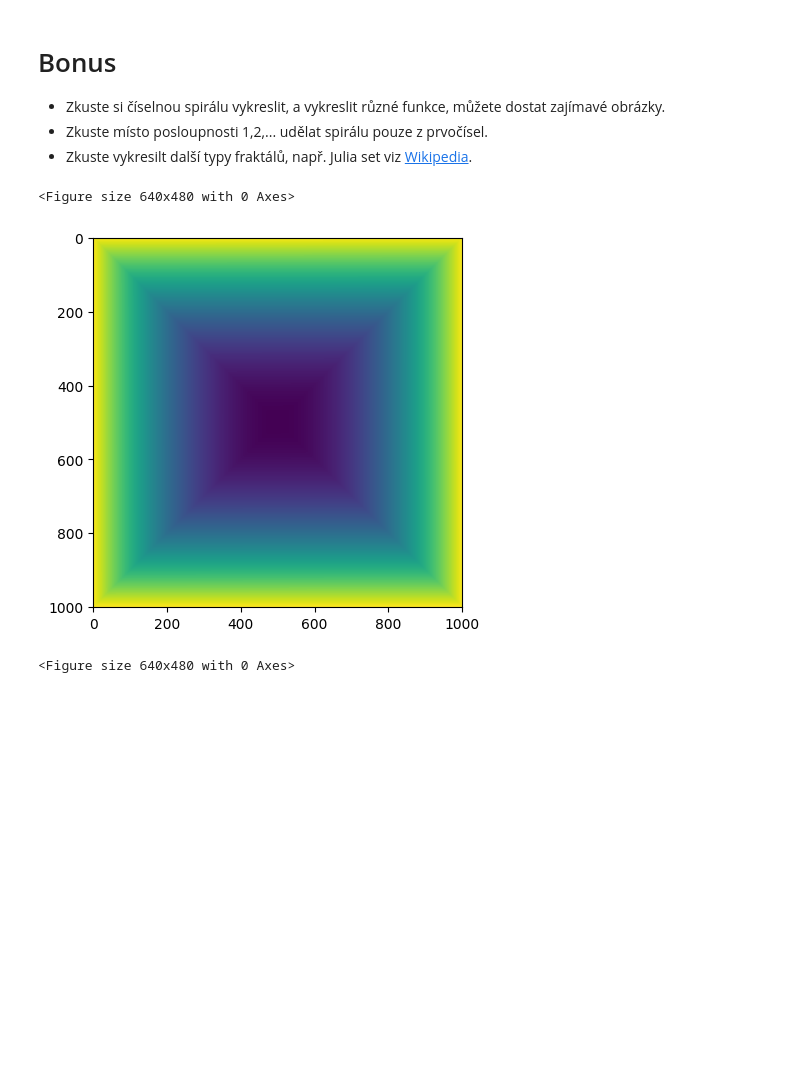
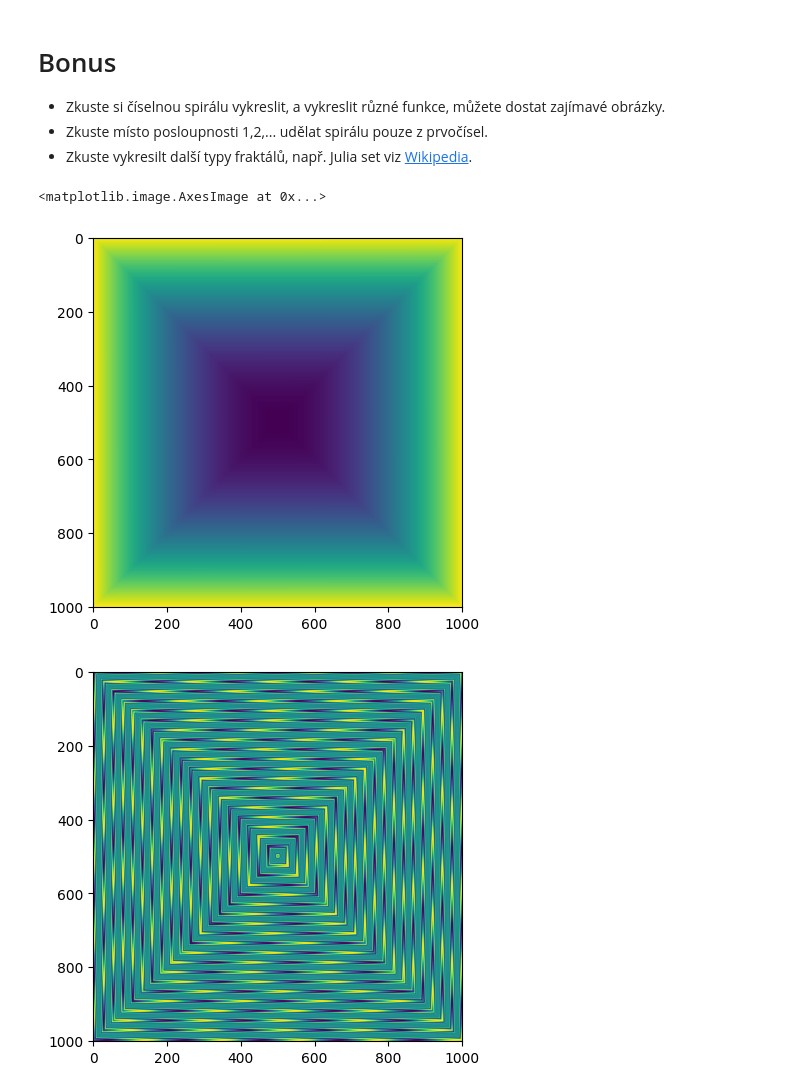
Before and after one commit to dancaseb/vvp_ukoly, a Jupyter notebook: 03_ukoly.ipynb, the cells around one changed output. Cells and saved outputs as stored; diff of their text form; code cells hidden in the pictures; blank space fills up the shorter version.

```diff
--- a/03_ukoly.ipynb
+++ b/03_ukoly.ipynb
@@ -259,10 +271,10 @@ plt.imshow(divergence_matrix)
 # %%
 A = integer_spiral(1001)
 plt.imshow(A)
 # new figure
 plt.figure()
-# plt.imshow(np.sin(A*0.03))
+plt.imshow(np.sin(A*0.03))
 # %% [output]
-<Figure size 640x480 with 0 Axes>
+<matplotlib.image.AxesImage at 0x...>
 [figure]
-<Figure size 640x480 with 0 Axes>
+[figure, added]
```
Also changed, not shown: parts of 15 cells of this notebook.
